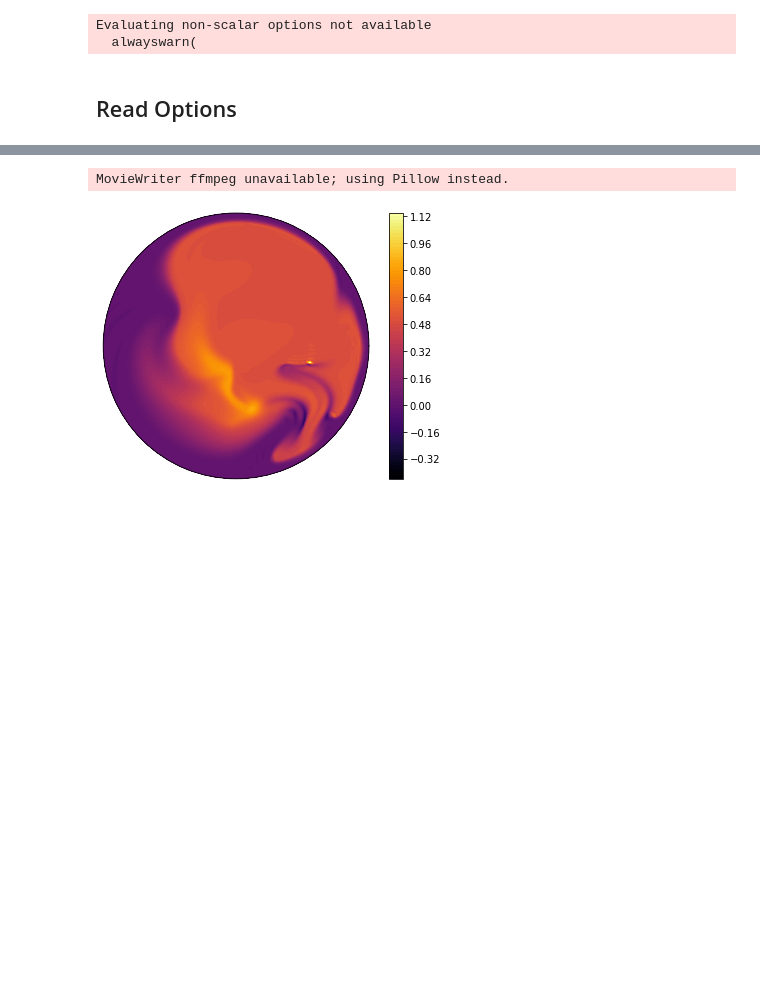
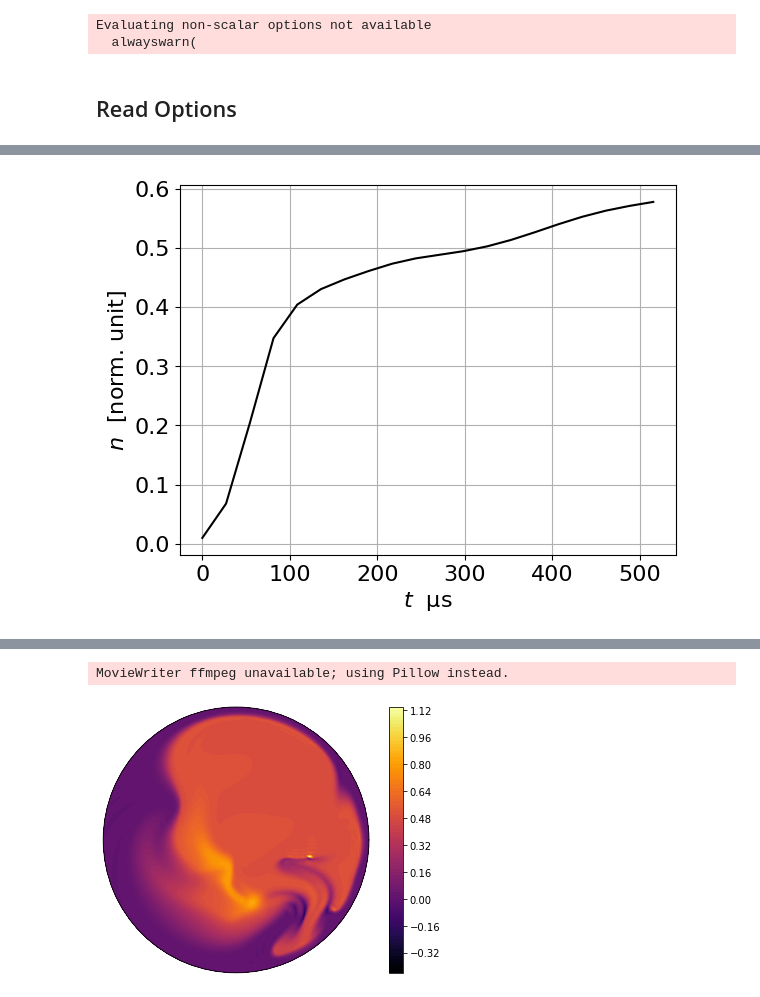
Before and after one commit to runehoejlund/north-simulation, a Jupyter notebook: data_analysis.ipynb, the cells around one changed output, grey strips where cells are left out. Drawn from its saved outputs; the diff is of its cells as text; code cells hidden in the pictures; blank space fills up the shorter version.

```diff
--- a/data_analysis.ipynb
+++ b/data_analysis.ipynb
@@ -119 +117,12 @@ nxpe = 1, nype = 1, npes = 1
+# %%
+t = par['t_array']/oci
+n_mean = np.mean(np.mean(data['n'].squeeze(),axis=1), axis=1)
+plt.plot(t*(10**6),n_mean, 'k-')
+plt.xlabel(r'$t$  $\mathrm{\mu s}$')
+plt.ylabel(r'$n$  [norm. unit]')
+plt.grid()
+plt.savefig('plots/' + job_id + 'density_vs_time.pdf')
+plt.savefig('plots/' + job_id + 'density_vs_time.png')
+# %% [output]
+[figure, added]
 # %%
```
Also changed, not shown: parts of 13 cells of this notebook, 2 other files.
